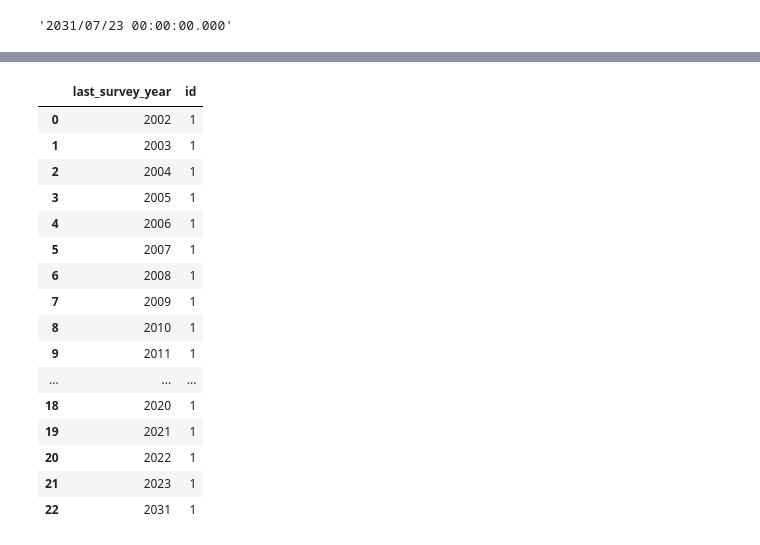
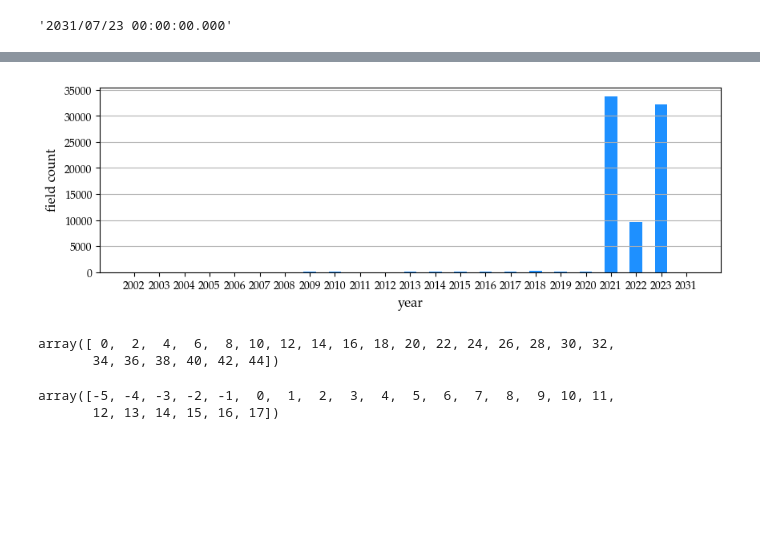
Before and after one commit to HNoorazar/Ag_Others, a Jupyter notebook: Amin/Joel_surveyDateHistoram.ipynb, the cells around one changed output, grey strips where cells are left out. Drawn from its saved outputs; the diff is of its cells as text; code cells hidden in the pictures; blank space fills up the shorter version.

```diff
--- a/Amin/Joel_surveyDateHistoram.ipynb
+++ b/Amin/Joel_surveyDateHistoram.ipynb
@@ -106,20 +106,30 @@ axs.set_xticks(X_axis, df["last_survey_year"]);
+# %%
+df = data_2022_nofilter.copy()
+
+fig, axs = plt.subplots(1, 1, figsize=(10, 3), sharex=False, gridspec_kw={"hspace": 0.35, "wspace": 0.05})
+axs.grid(axis="y", which="both")
+
+LL = len(df["last_survey_year"].unique())
+X_axis = np.arange(LL)
+
+bar_width_ = 1
+step_size_ = 2*bar_width_
+X_axis = np.array(range(0, step_size_ * LL, step_size_))
+
+df = df[["id", "last_survey_year"]].groupby("last_survey_year").count().reset_index()
+axs.bar(2 + X_axis - bar_width_ * 2, df["id"], color="dodgerblue", width=bar_width_);
+axs.set_ylabel("field count");
+axs.set_xlabel("year");
+axs.set_xticks(X_axis, df["last_survey_year"]);
+# %% [output]
+[figure, added]
 # %%
-df[["id", "last_survey_year"]].groupby("last_survey_year").count().reset_index()
+2+ X_axis - bar_width_ * 2
 # %% [output]
-|  | last_survey_year | id |
-| 0 | 2002 | 1 |
-| 1 | 2003 | 1 |
-| 2 | 2004 | 1 |
-| 3 | 2005 | 1 |
-| 4 | 2006 | 1 |
-| 5 | 2007 | 1 |
-| 6 | 2008 | 1 |
-| 7 | 2009 | 1 |
-| 8 | 2010 | 1 |
-| 9 | 2011 | 1 |
-| ... | ... | ... |
-| 18 | 2020 | 1 |
-| 19 | 2021 | 1 |
-| 20 | 2022 | 1 |
-| 21 | 2023 | 1 |
-| 22 | 2031 | 1 |
+array([ 0,  2,  4,  6,  8, 10, 12, 14, 16, 18, 20, 22, 24, 26, 28, 30, 32,
+       34, 36, 38, 40, 42, 44])
+# %%
+X_axis - bar_width_ * 5
+# %% [output]
+array([-5, -4, -3, -2, -1,  0,  1,  2,  3,  4,  5,  6,  7,  8,  9, 10, 11,
+       12, 13, 14, 15, 16, 17])
```
Also changed, not shown: parts of 1 cell of this notebook, 2 other files.
